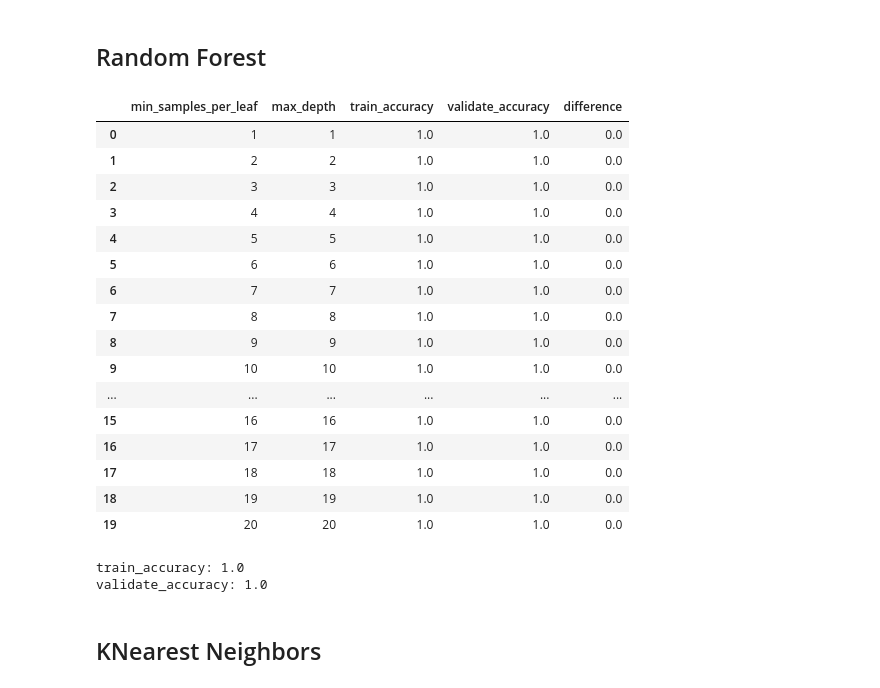
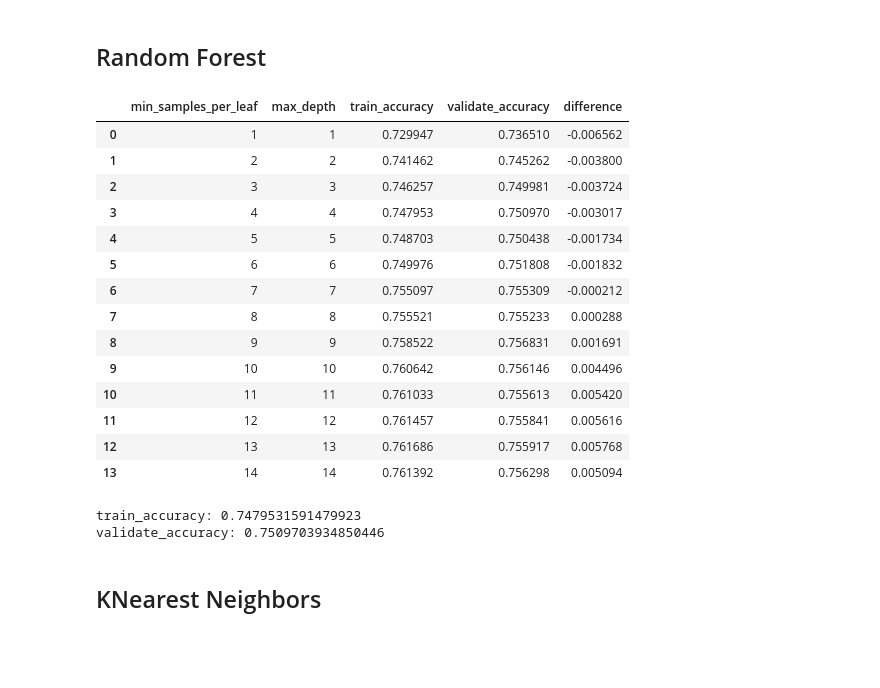
Before and after one commit to MatthewL09/heart-disease-project, a Jupyter notebook: heart_explore.ipynb, the cells around one changed output. Saved outputs shown, nothing was run; the diff lists cells and outputs as text; code cells hidden in the pictures; blank space fills up the shorter version.

```diff
--- a/heart_explore.ipynb
+++ b/heart_explore.ipynb
@@ -311,3 +309,17 @@ new_df.head()
 | 2 | 26.58 | 20.0 | 30.0 | 9 | 1 | 8.0 | 0 | ... |
 | 3 | 24.21 | 0.0 | 0.0 | 11 | 2 | 6.0 | 0 | ... |
 | 4 | 23.71 | 28.0 | 0.0 | 4 | 3 | 8.0 | 0 | ... |
+# %%
+# Data is downsampled to balance adults without heart disease and adults with heart disease
+
+
+class_0 = new_df[new_df['heart_disease_Yes'] == 0]
+class_1 = new_df[new_df['heart_disease_Yes'] == 1]
+
+class_0 = class_0.sample(len(class_1), replace = True)
+new_df = pd.concat([class_0, class_1], axis = 0)
+
+print(new_df.shape)
+print('Heart Disease Counts in Train dataframe')
+print(' ')
+print(new_df.heart_disease_Yes.value_counts())
@@ -344,15 +363 @@ train.heart_disease_Yes.value_counts()
 Name: heart_disease_Yes, dtype: int64
-# %%
-# Data is downsampled to balance adults without heart disease and adults with heart disease
-
-
-class_0 = train[train['heart_disease_Yes'] == 0]
-class_1 = train[train['heart_disease_Yes'] == 1]
-
-class_0 = class_0.sample(len(class_1), replace = True)
-train = pd.concat([class_0, class_1], axis = 0)
-
-print(train.shape)
-print('Heart Disease Counts in Train dataframe')
-print(' ')
-print(train.heart_disease_Yes.value_counts())
@@ -392,7 +390,7 @@ def scale_data(train, validate, test, return_scaler=False):
     else:
         return train_scaled, validate_scaled, test_scaled
 # %%
-train_scaled, validate_scales, test_scaled = scale_data(train, validate, test)
+train_scaled, validate_scaled, test_scaled = scale_data(train, validate, test)
 print(train_scaled.shape)
 train_scaled.head(2)
 # %% [output]
@@ -549,16 +580,16 @@ We reject the null hypothesis.
 # %%
 # Create X and y version of train, y is a series of the target variable and X are all the features.
-drop_cols = ['BMI', 'mental_health', 'sleep_time','alcohol_drinking_Yes', 'sex_Male', 'physical_activity_Yes', 'asthma_Yes',
+drop_cols = ['BMI', 'mental_health', 'heart_disease_Yes', 'sleep_time','alcohol_drinking_Yes', 'sex_Male', 'physical_activity_Yes', 'asthma_Yes',
              'skin_cancer_Yes', 'race_American Indian/Alaskan Native', 'race_Asian', 'race_Black', 'race_Hispanic', 'race_Other',
              'race_White', 'diabetic_No', 'diabetic_No, borderline diabetes', 'diabetic_Yes (during pregnancy)']
 
 X_train = train_scaled.drop(columns = drop_cols)
 y_train = train.heart_disease_Yes
 
-X_validate = validate.drop(columns = drop_cols)
+X_validate = validate_scaled.drop(columns = drop_cols)
 y_validate = validate.heart_disease_Yes
 
-X_test = test.drop(columns = drop_cols)
+X_test = test_scaled.drop(columns = drop_cols)
 y_test = test.heart_disease_Yes
 # %% [markdown]
 # Modeling
@@ -576,7 +607,7 @@ print(f' Any new model must be more accurate than the Baseline Accuracy of {base
 # create empty list for which to append metrics from each loop
 scores = []
 # set value for range
-max_value = range(1,21)
+max_value = range(1,15)
 
 # create loop for range 1-20
 for i in max_value:
@@ -585,54 +616,52 @@ for i in max_value:
     n_samples = i
 
     # define the model setting hyperparameters to values for current loop
     forest = RandomForestClassifier(max_depth=depth, min_samples_leaf=n_samples, random_state=123)
 
     # fit the model on train
     forest = forest.fit(X_train, y_train)
 
     # use the model and evaluate performance on train
     in_sample_accuracy = forest.score(X_train, y_train)
     # use the model and evaluate performance on validate
     out_of_sample_accuracy = forest.score(X_validate, y_validate)
 
     # create output of current loop's hyperparameters and accuracy to append to metrics
     output = {
         "min_samples_per_leaf": n_samples,
         "max_depth": depth,
         "train_accuracy": in_sample_accuracy,
         "validate_accuracy": out_of_sample_accuracy
     }
 
     scores.append(output)
 
 # convert metrics list to a dataframe for easy reading
 df = pd.DataFrame(scores)
 # add column to assess the difference between train & validate accuracy
 df["difference"] = df.train_accuracy - df.validate_accuracy
 df
 # %% [output]
 |  | min_samples_per_leaf | max_depth | train_accuracy | validate_accuracy | difference |
-| 0 | 1 | 1 | 1.0 | 1.0 | 0.0 |
-| 1 | 2 | 2 | 1.0 | 1.0 | 0.0 |
-| 2 | 3 | 3 | 1.0 | 1.0 | 0.0 |
-| 3 | 4 | 4 | 1.0 | 1.0 | 0.0 |
-| 4 | 5 | 5 | 1.0 | 1.0 | 0.0 |
-| 5 | 6 | 6 | 1.0 | 1.0 | 0.0 |
-| 6 | 7 | 7 | 1.0 | 1.0 | 0.0 |
-| 7 | 8 | 8 | 1.0 | 1.0 | 0.0 |
-| 8 | 9 | 9 | 1.0 | 1.0 | 0.0 |
-| 9 | 10 | 10 | 1.0 | 1.0 | 0.0 |
-| ... | ... | ... | ... | ... | ... |
-| 15 | 16 | 16 | 1.0 | 1.0 | 0.0 |
-| 16 | 17 | 17 | 1.0 | 1.0 | 0.0 |
-| 17 | 18 | 18 | 1.0 | 1.0 | 0.0 |
-| 18 | 19 | 19 | 1.0 | 1.0 | 0.0 |
-| 19 | 20 | 20 | 1.0 | 1.0 | 0.0 |
+| 0 | 1 | 1 | 0.729947 | 0.736510 | -0.006562 |
+| 1 | 2 | 2 | 0.741462 | 0.745262 | -0.003800 |
+| 2 | 3 | 3 | 0.746257 | 0.749981 | -0.003724 |
+| 3 | 4 | 4 | 0.747953 | 0.750970 | -0.003017 |
+| 4 | 5 | 5 | 0.748703 | 0.750438 | -0.001734 |
+| 5 | 6 | 6 | 0.749976 | 0.751808 | -0.001832 |
+| 6 | 7 | 7 | 0.755097 | 0.755309 | -0.000212 |
+| 7 | 8 | 8 | 0.755521 | 0.755233 | 0.000288 |
+| 8 | 9 | 9 | 0.758522 | 0.756831 | 0.001691 |
+| 9 | 10 | 10 | 0.760642 | 0.756146 | 0.004496 |
+| 10 | 11 | 11 | 0.761033 | 0.755613 | 0.005420 |
+| 11 | 12 | 12 | 0.761457 | 0.755841 | 0.005616 |
+| 12 | 13 | 13 | 0.761686 | 0.755917 | 0.005768 |
+| 13 | 14 | 14 | 0.761392 | 0.756298 | 0.005094 |
 # %%
 # Evaluate Random Forest model on train & validate set
 
 # define the model setting hyperparameters to values for current loop
-forest = RandomForestClassifier(max_depth=8, min_samples_leaf=8, random_state=123)
+forest = RandomForestClassifier(max_depth=4, min_samples_leaf=4, random_state=123)
 
 # fit the model on train
 forest = forest.fit(X_train, y_train)
@@ -645,8 +674,8 @@ validate_accuracy = forest.score(X_validate, y_validate)
 print(f'train_accuracy: {train_accuracy}')
 print(f'validate_accuracy: {validate_accuracy}')
 # %% [output]
-train_accuracy: 1.0
-validate_accuracy: 1.0
+train_accuracy: 0.7479531591479923
+validate_accuracy: 0.7509703934850446
 # %% [markdown]
 ## KNearest Neighbors
 # %%
```
Also changed, not shown: parts of 24 cells of this notebook.
